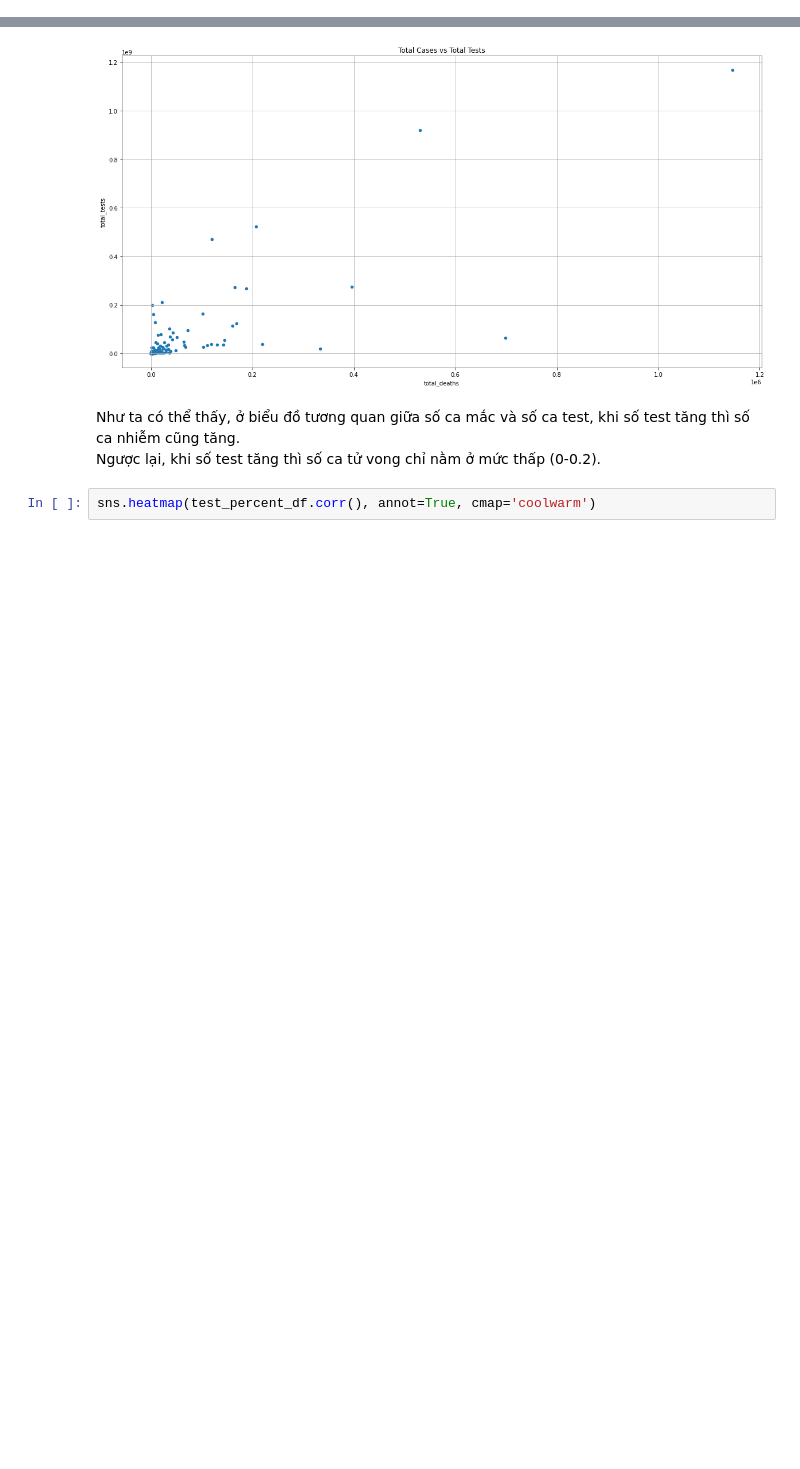
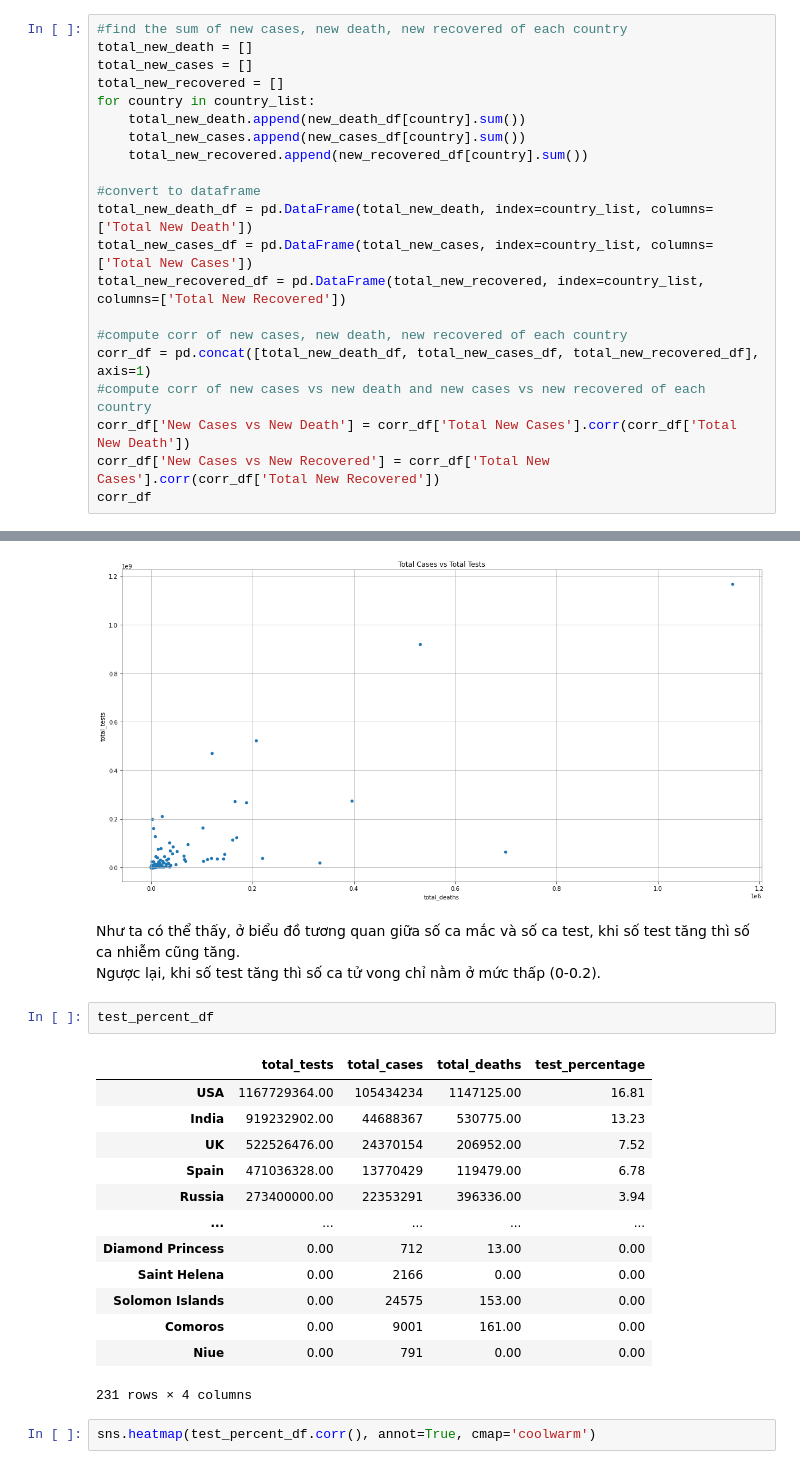
Before and after one commit to vntan/Covid-19-Analysis, a Jupyter notebook: visualization.ipynb, the cells around one changed output, grey strips where cells are left out. Saved outputs shown, nothing was run; the diff lists cells and outputs as text; blank space fills up the shorter version.

```diff
--- a/visualization.ipynb
+++ b/visualization.ipynb
@@ -80,0 +72,21 @@ new_recovered_df.plot(figsize=(20,10), title='New Recovered', grid=True)
+# %%
+#find the sum of new cases, new death, new recovered of each country
+total_new_death = []
+total_new_cases = []
+total_new_recovered = []
+for country in country_list:
+    total_new_death.append(new_death_df[country].sum())
+    total_new_cases.append(new_cases_df[country].sum())
+    total_new_recovered.append(new_recovered_df[country].sum())
+
+#convert to dataframe
+total_new_death_df = pd.DataFrame(total_new_death, index=country_list, columns=['Total New Death'])
+total_new_cases_df = pd.DataFrame(total_new_cases, index=country_list, columns=['Total New Cases'])
+total_new_recovered_df = pd.DataFrame(total_new_recovered, index=country_list, columns=['Total New Recovered'])
+
+#compute corr of new cases, new death, new recovered of each country
+corr_df = pd.concat([total_new_death_df, total_new_cases_df, total_new_recovered_df], axis=1)
+#compute corr of new cases vs new death and new cases vs new recovered of each country
+corr_df['New Cases vs New Death'] = corr_df['Total New Cases'].corr(corr_df['Total New Death'])
+corr_df['New Cases vs New Recovered'] = corr_df['Total New Cases'].corr(corr_df['Total New Recovered'])
+corr_df
@@ -208,6 +227,22 @@ test_percent_df.plot(kind='scatter', x='total_deaths', y='total_tests', figsize=
 # %% [markdown]
 Như ta có thể thấy, ở biểu đồ tương quan giữa số ca mắc và số ca test, khi số test tăng thì số ca nhiễm cũng tăng. \
 Ngược lại, khi số test tăng thì số ca tử vong chỉ nằm ở mức thấp (0-0.2).
+# %%
+test_percent_df
+# %% [output]
+|  | total_tests | total_cases | total_deaths | test_percentage |
+| USA | 1167729364.00 | 105434234 | 1147125.00 | 16.81 |
+| India | 919232902.00 | 44688367 | 530775.00 | 13.23 |
+| UK | 522526476.00 | 24370154 | 206952.00 | 7.52 |
+| Spain | 471036328.00 | 13770429 | 119479.00 | 6.78 |
+| Russia | 273400000.00 | 22353291 | 396336.00 | 3.94 |
+| ... | ... | ... | ... | ... |
+| Diamond Princess | 0.00 | 712 | 13.00 | 0.00 |
+| Saint Helena | 0.00 | 2166 | 0.00 | 0.00 |
+| Solomon Islands | 0.00 | 24575 | 153.00 | 0.00 |
+| Comoros | 0.00 | 9001 | 161.00 | 0.00 |
+| Niue | 0.00 | 791 | 0.00 | 0.00 |
+231 rows × 4 columns
 # %%
 sns.heatmap(test_percent_df.corr(), annot=True, cmap='coolwarm')
 # %% [output]
```
Also changed, not shown: parts of 9 cells of this notebook, 8 other files.
